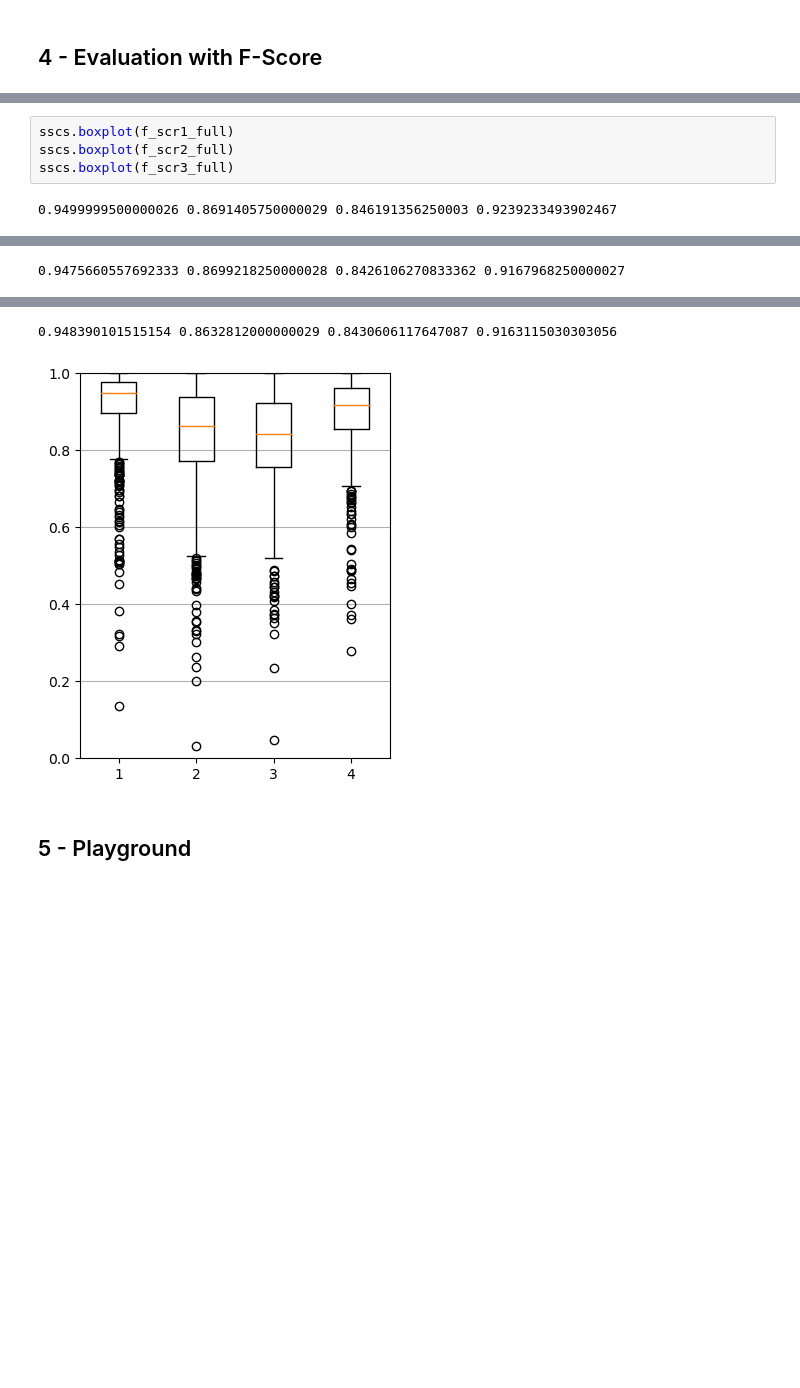
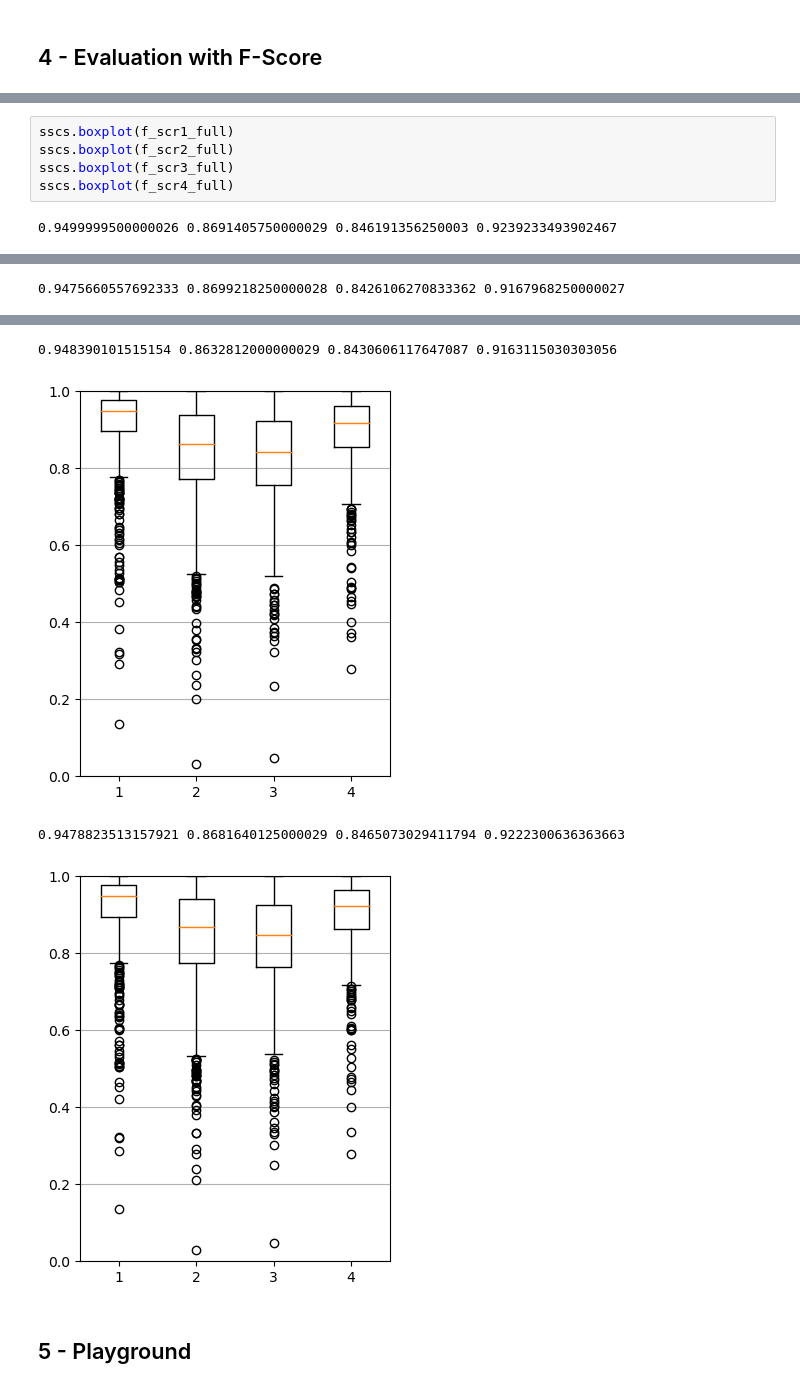
Before and after one commit to Xornotor/VocalAssignment-SSCS, a Jupyter notebook: SSCS_Training.ipynb, the cells around one changed output, grey strips where cells are left out. Cells and saved outputs as stored; diff of their text form; blank space fills up the shorter version.

```diff
--- a/SSCS_Training.ipynb
+++ b/SSCS_Training.ipynb
@@ -108,14 +231,17 @@ sscs.voice_f_histograms(f_scr3_full)
 # %%
 sscs.boxplot(f_scr1_full)
 sscs.boxplot(f_scr2_full)
 sscs.boxplot(f_scr3_full)
+sscs.boxplot(f_scr4_full)
 # %% [output]
 0.9499999500000026 0.8691405750000029 0.846191356250003 0.9239233493902467
 [figure]
 0.9475660557692333 0.8699218250000028 0.8426106270833362 0.9167968250000027
 [figure]
 0.948390101515154 0.8632812000000029 0.8430606117647087 0.9163115030303056
 [figure]
+0.9478823513157921 0.8681640125000029 0.8465073029411794 0.9222300636363663
+[figure, added]
 # %% [markdown]
 ## 5 - Playground
 # %%
```
Also changed, not shown: parts of 8 cells of this notebook, 1 other file.
